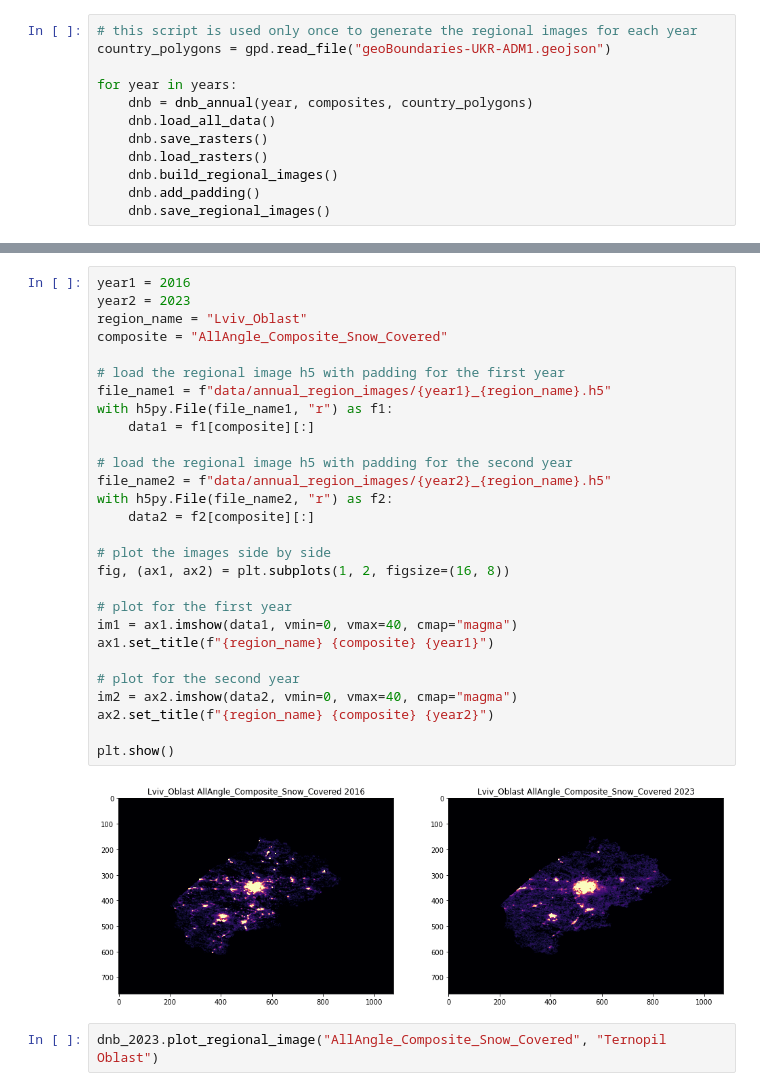
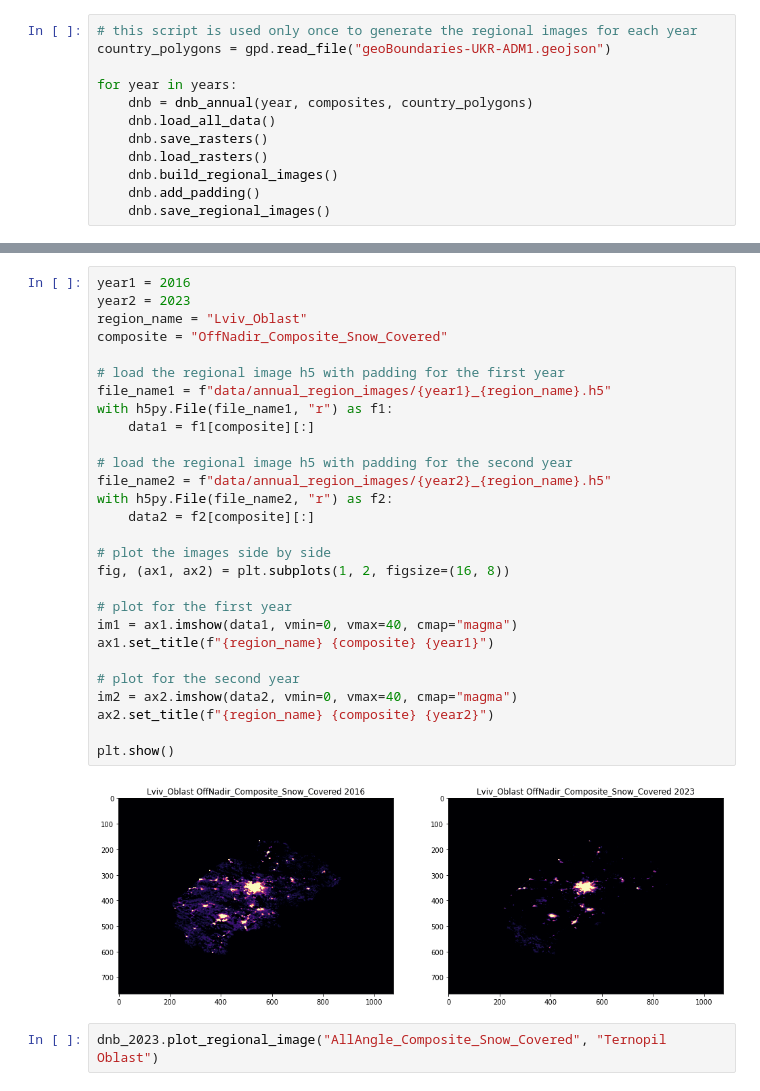
Before and after one commit to lollex90/masters-dissertation, a Jupyter notebook: main.ipynb, the cells around one changed output, grey strips where cells are left out. Cells and saved outputs as stored; diff of their text form.

```diff
--- a/main.ipynb
+++ b/main.ipynb
@@ -23,33 +78,33 @@ for year in years:
 # %%
 year1 = 2016
 year2 = 2023
 region_name = "Lviv_Oblast"
-composite = "AllAngle_Composite_Snow_Covered"
+composite = "OffNadir_Composite_Snow_Covered"
 
 # load the regional image h5 with padding for the first year
 file_name1 = f"data/annual_region_images/{year1}_{region_name}.h5"
 with h5py.File(file_name1, "r") as f1:
     data1 = f1[composite][:]
 
 # load the regional image h5 with padding for the second year
 file_name2 = f"data/annual_region_images/{year2}_{region_name}.h5"
 with h5py.File(file_name2, "r") as f2:
     data2 = f2[composite][:]
 
 # plot the images side by side
 fig, (ax1, ax2) = plt.subplots(1, 2, figsize=(16, 8))
 
 # plot for the first year
 im1 = ax1.imshow(data1, vmin=0, vmax=40, cmap="magma")
 ax1.set_title(f"{region_name} {composite} {year1}")
 
 # plot for the second year
 im2 = ax2.imshow(data2, vmin=0, vmax=40, cmap="magma")
 ax2.set_title(f"{region_name} {composite} {year2}")
 
 plt.show()
 # %% [output]
-[figure, old version]
+[figure, new version]
 # %%
 dnb_2023.plot_regional_image("AllAngle_Composite_Snow_Covered", "Ternopil Oblast")
 # %% [output]
```
Also changed, not shown: parts of 2 cells of this notebook, 1 other file.
